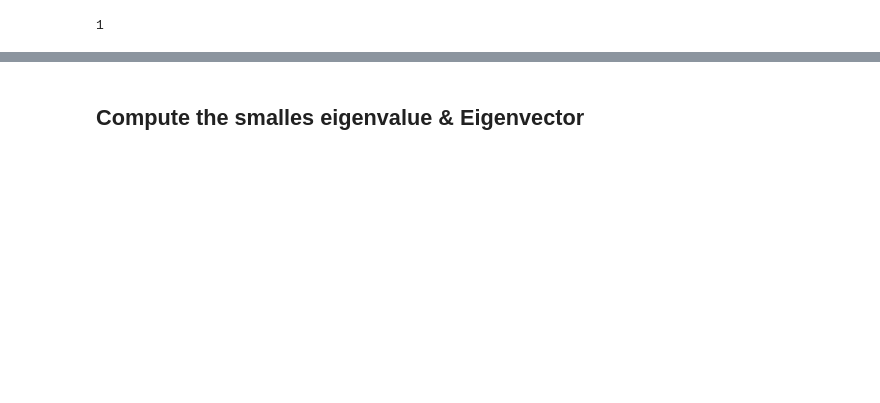
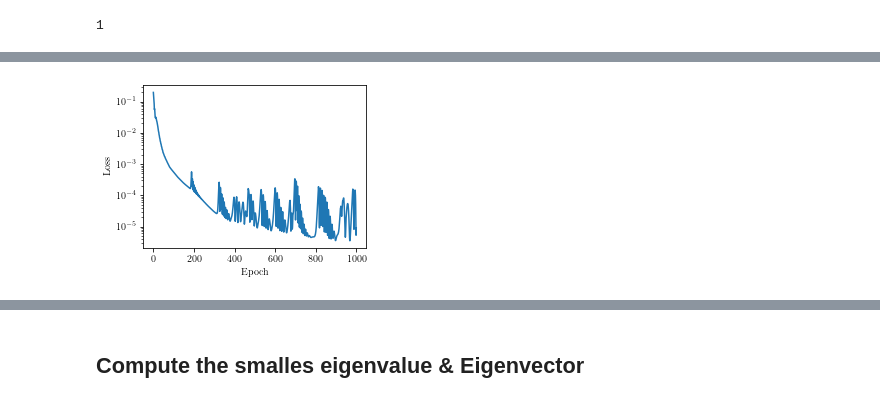
Before and after one commit to nicholaskarlsen/FYS-STK4155, a Jupyter notebook: project_3/notebooks/Eigen_torch_minibatches-Copy1.ipynb, the cells around one changed output, grey strips where cells are left out. Drawn from its saved outputs; the diff is of its cells as text; code cells hidden in the pictures; blank space fills up the shorter version.

```diff
--- a/project_3/notebooks/Eigen_torch_minibatches-Copy1.ipynb
+++ b/project_3/notebooks/Eigen_torch_minibatches-Copy1.ipynb
@@ -154,3 +179,11 @@ Text(0.5, 0, 'Epoch')
+# %%
+plt.figure(figsize=(4,3))
+plt.semilogy(epoch_arr_tot_10, loss_arr_tot_10)
+plt.ylabel("Loss")
+plt.xlabel("Epoch")
+plt.savefig("../figs/eigenval_loss.pdf")
+# %% [output]
+[figure, added]
 # %%
 N_output = model(t)
 v_pred_np = np.zeros([t.size(0), 6])
```
Also changed, not shown: parts of 18 cells of this notebook, 30 other files.
